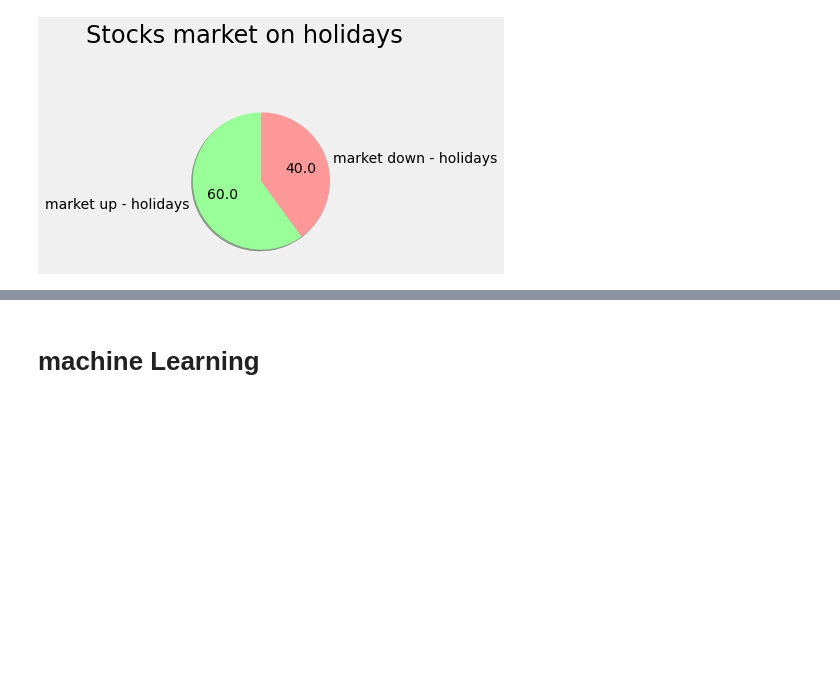
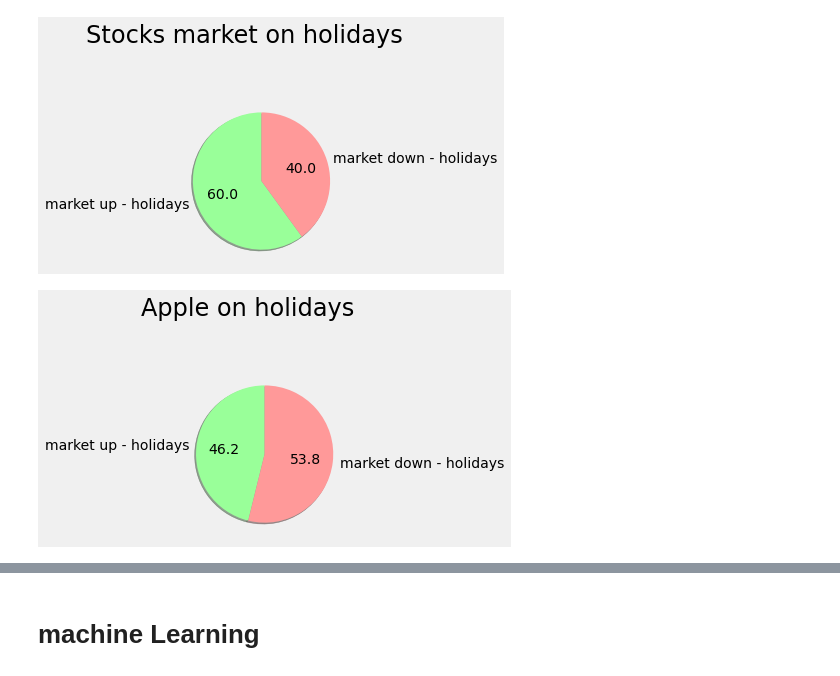
Before and after one commit to omerrb/stock_market_ai, a Jupyter notebook: main.ipynb, the cells around one changed output, grey strips where cells are left out. Drawn from its saved outputs; the diff is of its cells as text; code cells hidden in the pictures; blank space fills up the shorter version.

```diff
--- a/main.ipynb
+++ b/main.ipynb
@@ -61,7 +61,7 @@ The challenges:
 * The site works in the form of data loading dynamically so we had to combine the crowling with selenium
 * We have created a generic function that accepts each index one after the other and puts them all into one datafame
 # %%
-stocks_symbol = {"s&p": "%5EGSPC", "nasdaq": "%5EIXIC", "bitcoin": "BTC-USD"}
+stocks_symbol = {"s&p": "%5EGSPC", "nasdaq": "%5EIXIC", "bitcoin": "BTC-USD", "apple":"AAPL", "tesla":"TSLA","amazon":"AMZN","invdia":"NVDA"}
 base_url = f"https://finance.yahoo.com/quote/"
 date_range = f"/history?period1=1420070400&period2=1622505600&interval=1d&filter=history&frequency=1d&includeAdjustedClose=true"
 driver = None
@@ -851,3 +856,25 @@ ax2.pie(sizes2, labels=labels2, shadow=True, startangle=90, autopct='%.1f', colo
 plt.show()
 # %% [output]
 [figure]
+# %%
+fig = plt.figure(figsize=(16, 10))
+fig.suptitle("Apple on holidays", fontsize=24)
+
+ax4 = fig.add_subplot(3, 1, 1)
+ax4.set_title = 'On special days'
+labels = ['market up', 'market down']
+colors = ['#99ff99', '#ff9999']
+
+market_up = 0
+market_down = 0
+for index, row in new_stock.iterrows():
+    if int(row['apple_open']) > int(row['apple_close']) and row['is_holiday'] == 1:
+        market_down += 1
+    elif int(row['apple_open']) < int(row['apple_close']) and row['is_holiday'] == 1:
+        market_up += 1
+labels4 = ['market up - holidays', 'market down - holidays']
+sizes4 = [(market_up/ (market_up + market_down))*100, (market_down/ (market_up + market_down))*100]
+ax4.pie(sizes4, labels=labels4, shadow=True, startangle=90, autopct='%.1f', colors=colors)
+plt.show()
+# %% [output]
+[figure, added]
```
Also changed, not shown: parts of 10 cells of this notebook, 2 other files.
